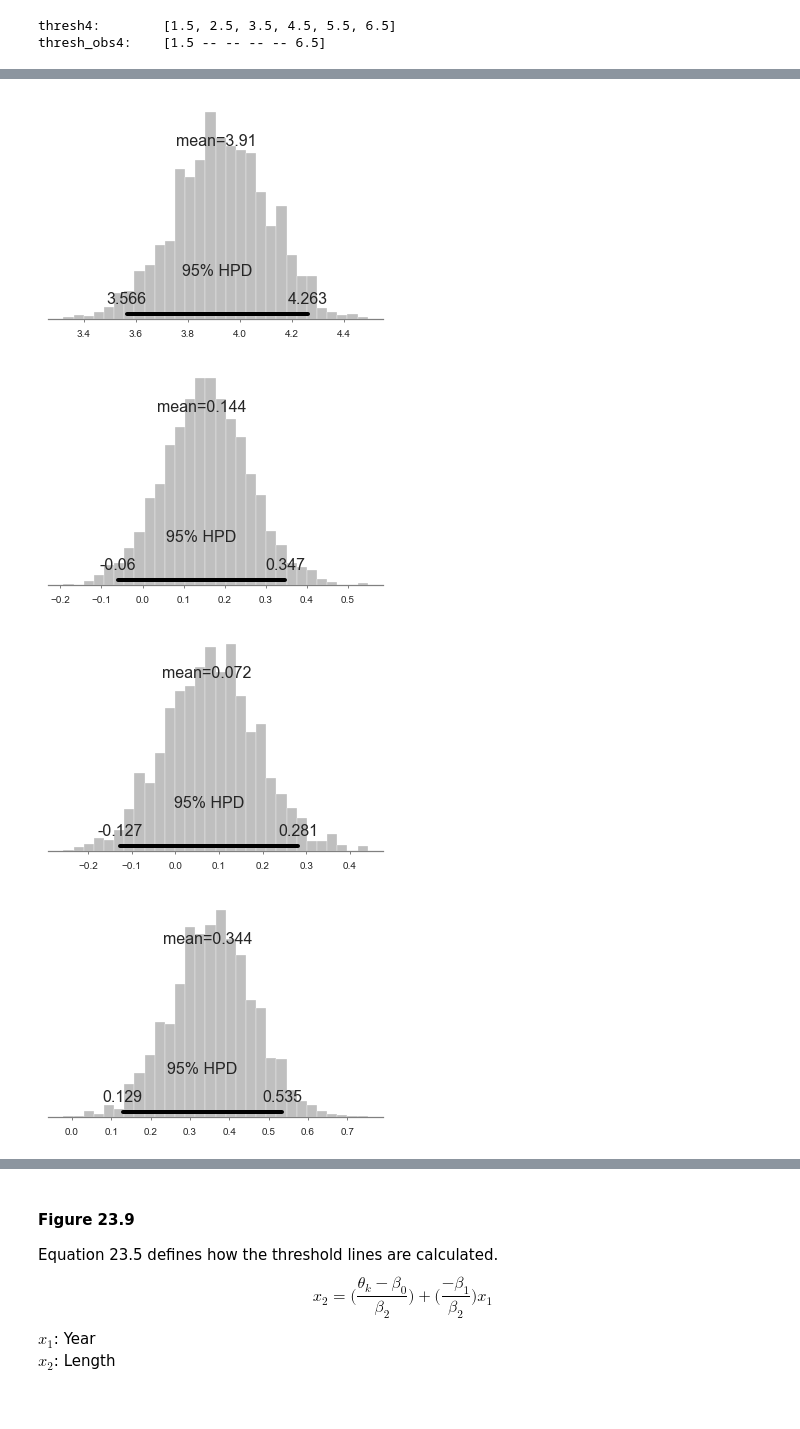
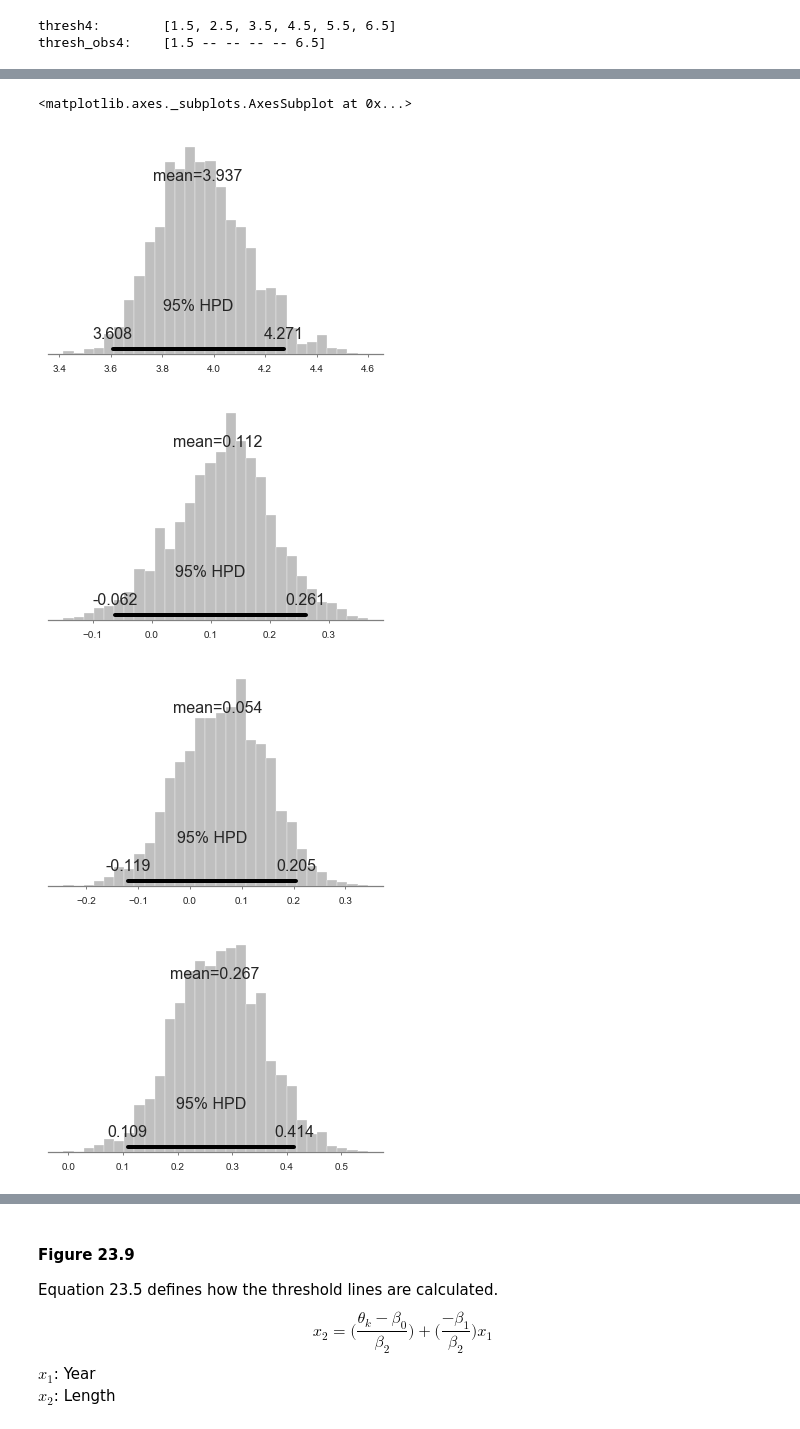
Before and after one commit to CrowdDynamicsLab/ComicPersuasion, a Jupyter notebook: Paper Draft/LaTeX/hari-code/ordinal prediction.ipynb, the cells around one changed output, grey strips where cells are left out. Drawn from its saved outputs; the diff is of its cells as text; code cells hidden in the pictures.

```diff
--- a/Paper Draft/LaTeX/hari-code/ordinal prediction.ipynb
+++ b/Paper Draft/LaTeX/hari-code/ordinal prediction.ipynb
@@ -46,5 +46,6 @@ cond       633 non-null int64
 dtypes: int64(5)
 memory usage: 24.8 KB
 # %%
+df['y'] = (df['y'] + 4).astype('category') # changing the range to 1-7
 dfpos = df[df.cond==1]
 dfneg = df[df.cond==0]
@@ -234,23 +63,0 @@ thresh_obs2:    [1.5 -- -- 4.5]
-# %%
-@as_op(itypes=[tt.dvector, tt.dvector, tt.dvector], otypes=[tt.dmatrix])
-def outcome_probabilities(theta, mu, sigma):
-    out = np.empty((nYlevels2, n_grps))
-    n = norm(loc=mu, scale=sigma)
-    out[0,:] = n.cdf(theta[0])
-    out[1,:] = np.max([[0,0], n.cdf(theta[1]) - n.cdf(theta[0])], axis=0)
-    out[2,:] = np.max([[0,0], n.cdf(theta[2]) - n.cdf(theta[1])], axis=0)
-    out[3,:] = np.max([[0,0], n.cdf(theta[3]) - n.cdf(theta[2])], axis=0)
-    out[4,:] = 1 - n.cdf(theta[3])
-    return out
-
-with pm.Model() as ordinal_model_multi_groups:
-
-    theta = pm.Normal('theta', mu=thresh2, tau=np.repeat(.5**2, len(thresh2)),
-                      shape=len(thresh2), observed=thresh_obs2, testval=thresh2[1:-1])
-
-    mu = pm.Normal('mu', mu=nYlevels2/2.0, tau=1.0/(nYlevels2**2), shape=n_grps)
-    sigma = pm.Uniform('sigma', nYlevels2/1000.0, nYlevels2*10.0, shape=n_grps)
-
-    pr = outcome_probabilities(theta, mu, sigma)
-
-    y = pm.Categorical('y', pr[:,grp_idx].T, observed=df2.Y.cat.codes.as_matrix())
@@ -424,4 +63,0 @@ with pm.Model() as ordinal_model_metric:
-# %%
-with ordinal_model_metric:
-    step1 = pm.Metropolis(vars=[pr, y, zbeta0, zbeta, zsigma])
-    trace3 = pm.sample(10000, step=step1)
@@ -524,7 +82,7 @@ dtypes: category(1), int64(4)
 memory usage: 20.5 KB
 # %%
 X = df[['gesture','dist', 'shading']]
-y_cat = (df['y'] + 4).astype('category') # in range 1-7
+y_cat = df['y'] # in range 1-7
 nYlevels = y_cat.cat.categories.size
 # %%
 # sd_X = X.std()
@@ -625,24 +148,32 @@ pm.traceplot(trace4);
 # %%
 burnin = 400
 # Convert parameters to original scale
-beta = trace4['zbeta'][burnin:]/sd_X.as_matrix()
+beta = trace4['zbeta'][burnin:]
 beta0 = trace4['zbeta0'][burnin:]
 sigma = trace4['zsigma'][burnin:]
+mu = trace4['mu'][burnin:]
+mu_mean = np.mean(mu, axis=1)
+
+center = 4
+n_m = (mu_mean - center)/sigma
 
 # Plot posteriors
 pm.plot_posterior(beta0, point_estimate='mean', color='0.75')
 pm.plot_posterior(beta[:,0], point_estimate='mean', color='0.75')
-pm.plot_posterior(beta[:,1], point_estimate='mean', color='0.75');
-pm.plot_posterior(beta[:,2], point_estimate='mean', color='0.75');
+pm.plot_posterior(beta[:,1], point_estimate='mean', color='0.75')
+pm.plot_posterior(beta[:,2], point_estimate='mean', color='0.75')
+pm.plot_posterior(mu_mean, point_estimate='mean', color='0.75')
+pm.plot_posterior(n_m, point_estimate='mean', color='0.75')
 
 
 # for title, label, ax in zip(['Intercept', 'Year', 'Length'],
 #                             [r'$\beta_{0}$', r'$\beta_{1}$', r'$\beta_{2}$'],
 #                             [ax2, ax3, ax4]):
 #     ax.set_title(title, fontdict=f_dict)
 #     ax.set_xlabel(label, fontdict=f_dict)
 # %% [output]
+<matplotlib.axes._subplots.AxesSubplot at 0x...>
-[figure, old version]
+[figure, new version]
-[figure, old version]
+[figure, new version]
-[figure, old version]
+[figure, new version]
-[figure, old version]
+[figure, new version]
```
Also changed, not shown: parts of 45 cells of this notebook, 3 other files.
